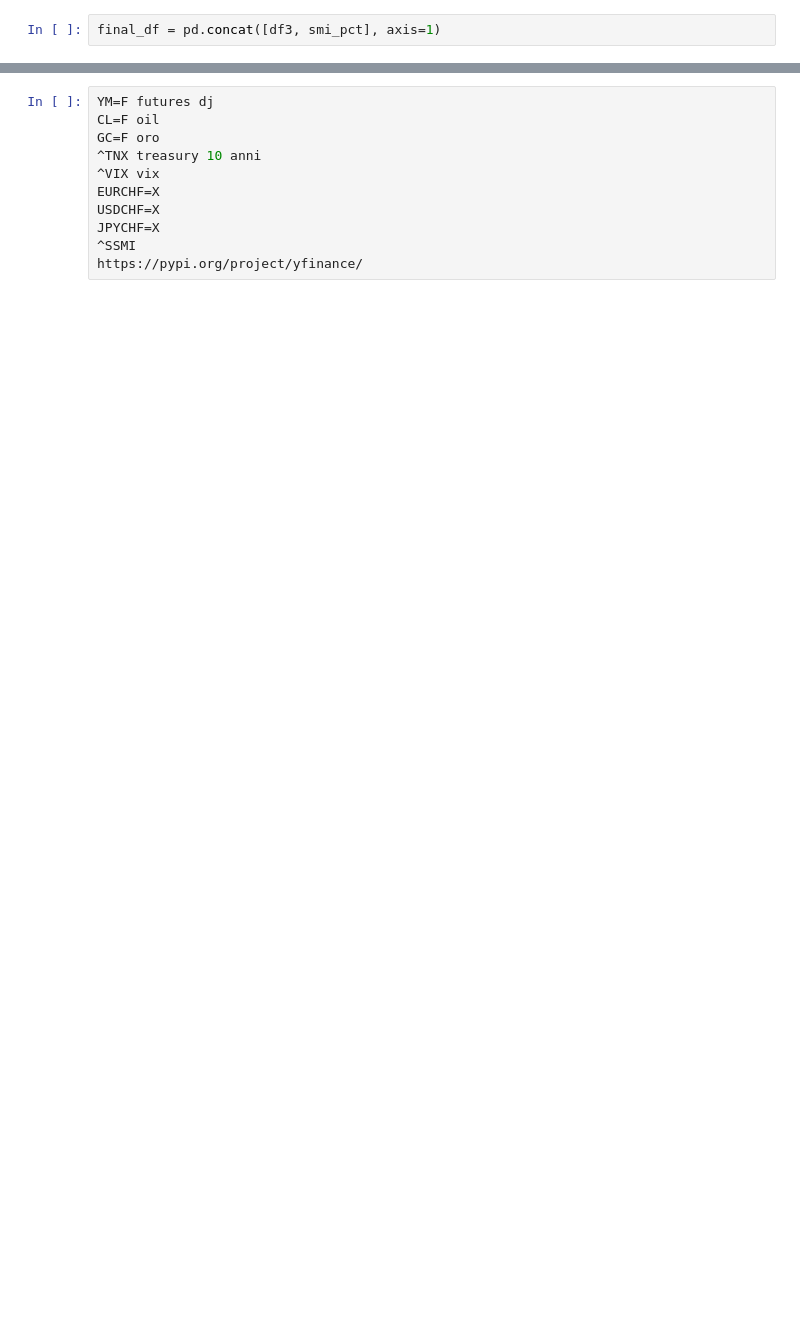
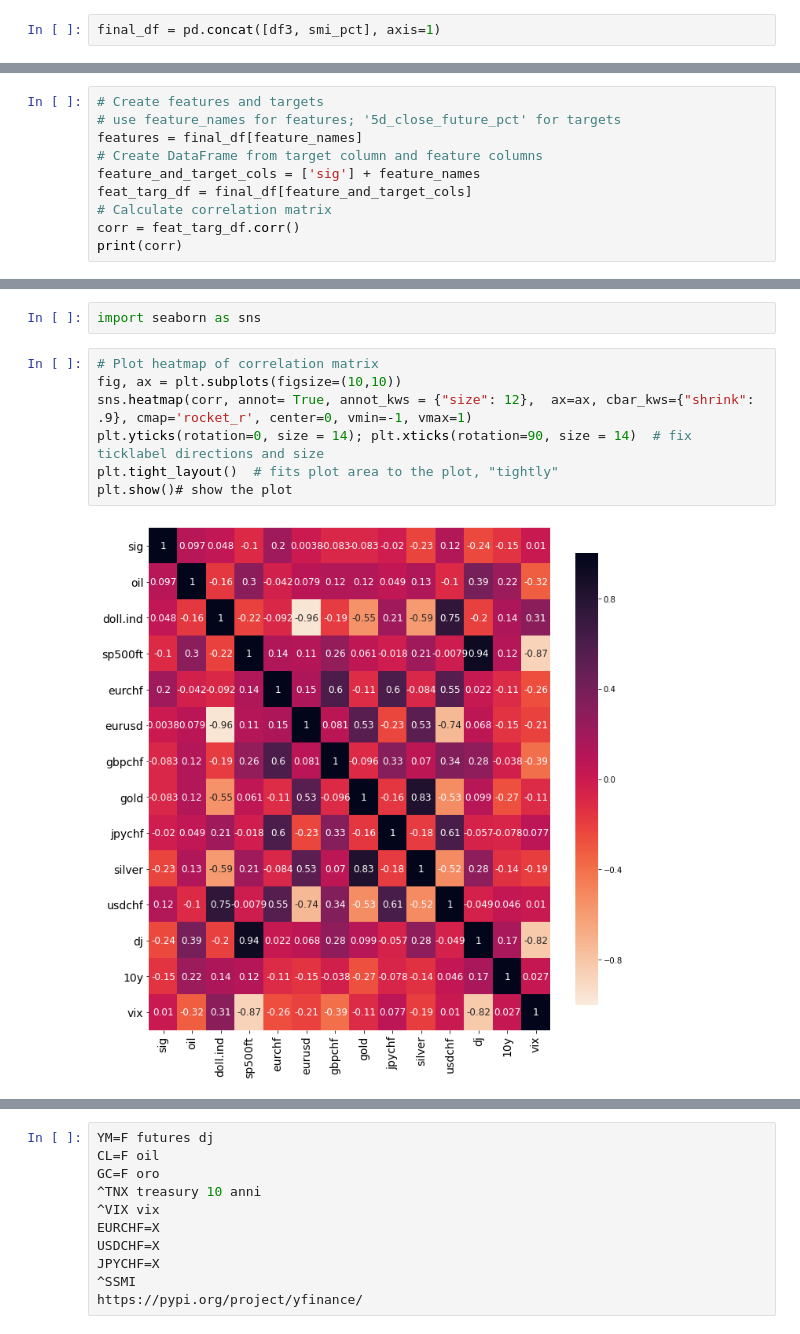
Before and after one commit to gmineo/Finance-Migros, a Jupyter notebook: new script.ipynb, the cells around one changed output, grey strips where cells are left out. Cells and saved outputs as stored; diff of their text form; blank space fills up the shorter version.

```diff
--- a/new script.ipynb
+++ b/new script.ipynb
@@ -315,0 +245,10 @@ final_df
+# %%
+# Create features and targets
+# use feature_names for features; '5d_close_future_pct' for targets
+features = final_df[feature_names]
+# Create DataFrame from target column and feature columns
+feature_and_target_cols = ['sig'] + feature_names
+feat_targ_df = final_df[feature_and_target_cols]
+# Calculate correlation matrix
+corr = feat_targ_df.corr()
+print(corr)
@@ -315,0 +273,11 @@ final_df
+# %%
+import seaborn as sns
+# %%
+# Plot heatmap of correlation matrix
+fig, ax = plt.subplots(figsize=(10,10))
+sns.heatmap(corr, annot= True, annot_kws = {"size": 12},  ax=ax, cbar_kws={"shrink": .9}, cmap='rocket_r', center=0, vmin=-1, vmax=1)
+plt.yticks(rotation=0, size = 14); plt.xticks(rotation=90, size = 14)  # fix ticklabel directions and size
+plt.tight_layout()  # fits plot area to the plot, "tightly"
+plt.show()# show the plot
+# %% [output]
+[figure, added]
```
Also changed, not shown: parts of 28 cells of this notebook.
